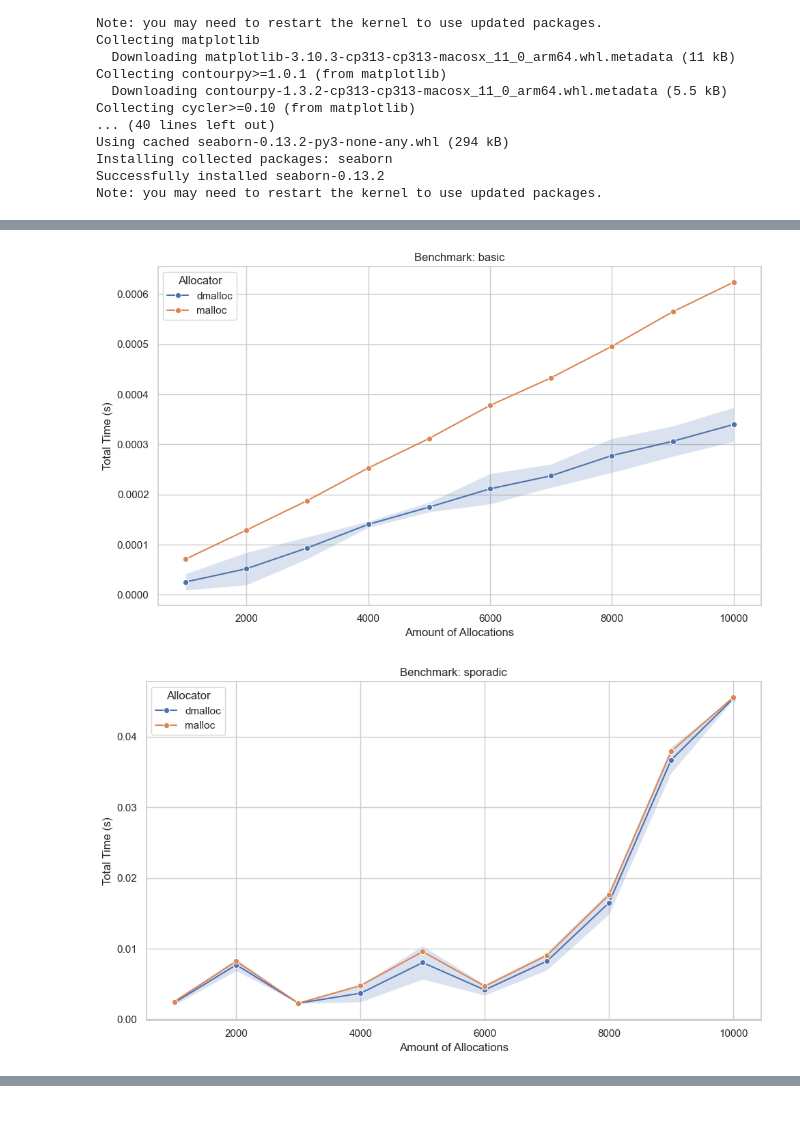
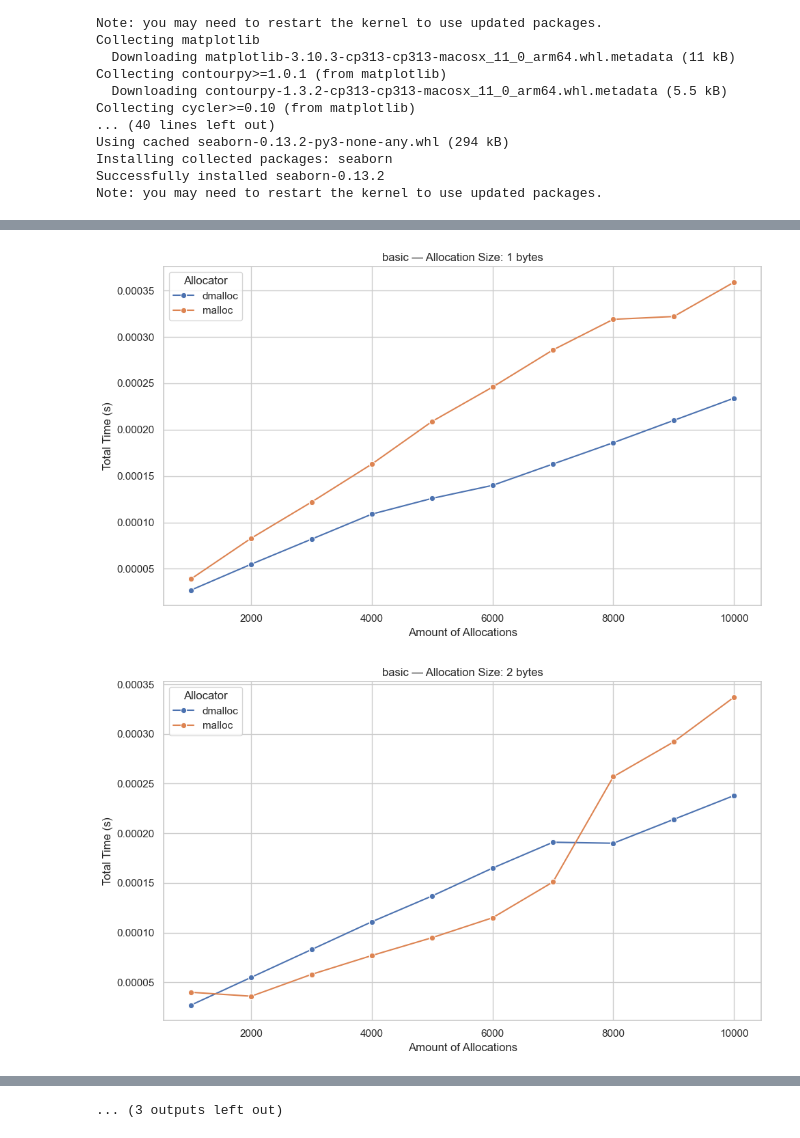
Before and after one commit to MichaelDuPlessis/dmalloc, a Jupyter notebook: notebooks/sol.ipynb, the cells around one changed output, grey strips where cells are left out. Saved outputs shown, nothing was run; the diff lists cells and outputs as text; code cells hidden in the pictures.

Commit message:
Run benchmarks and plotted them

```diff
--- a/notebooks/sol.ipynb
+++ b/notebooks/sol.ipynb
@@ -27,14 +27,15 @@ import matplotlib.pyplot as plt
 import seaborn as sns
 # %%
 files = glob.glob("../results/*.csv")
+df = pd.concat([pd.read_csv(f) for f in files], ignore_index=True)
 
-dfs = [pd.read_csv(file) for file in files]
-df = pd.concat(dfs, ignore_index=True)
+# Convert size to int if not already
+df["size"] = df["size"].astype(int)
 
-summary = df.groupby(["allocator_name", "benchmark_name", "amount"]).agg(
+# Aggregate: get mean and std
+summary = df.groupby(["benchmark_name", "allocator_name", "size", "amount"]).agg(
     mean_time=("total_time", "mean"),
-    std_time=("total_time", "std"),
-    runs=("total_time", "count")
+    std_time=("total_time", "std")
 ).reset_index()
 
 summary
@@ -59,33 +56,35 @@ summary
 # %%
 sns.set_theme(style="whitegrid")
 
 for benchmark in summary["benchmark_name"].unique():
-    subset = summary[summary["benchmark_name"] == benchmark]
+    bench_data = summary[summary["benchmark_name"] == benchmark]
+    for size in sorted(bench_data["size"].unique()):
+        size_data = bench_data[bench_data["size"] == size]
 
-    plt.figure(figsize=(10, 6))
-    ax = sns.lineplot(
-        data=subset,
-        x="amount",
-        y="mean_time",
-        hue="allocator_name",
-        marker="o"
-    )
-
-    # Add error bands (± std_time)
-    for allocator in subset["allocator_name"].unique():
-        alloc_data = subset[subset["allocator_name"] == allocator]
-        plt.fill_between(
-            alloc_data["amount"],
-            alloc_data["mean_time"] - alloc_data["std_time"],
-            alloc_data["mean_time"] + alloc_data["std_time"],
-            alpha=0.2
+        plt.figure(figsize=(10, 6))
+        ax = sns.lineplot(
+            data=size_data,
+            x="amount",
+            y="mean_time",
+            hue="allocator_name",
+            marker="o"
         )
 
-    plt.title(f"Benchmark: {benchmark}")
-    plt.xlabel("Amount of Allocations")
-    plt.ylabel("Total Time (s)")
-    plt.legend(title="Allocator")
-    plt.tight_layout()
+        # Error bands
+        for allocator in size_data["allocator_name"].unique():
+            alloc_data = size_data[size_data["allocator_name"] == allocator]
+            plt.fill_between(
+                alloc_data["amount"],
+                alloc_data["mean_time"] - alloc_data["std_time"],
+                alloc_data["mean_time"] + alloc_data["std_time"],
+                alpha=0.2
+            )
+
+        plt.title(f"{benchmark} — Allocation Size: {size} bytes")
+        plt.xlabel("Amount of Allocations")
+        plt.ylabel("Total Time (s)")
+        plt.legend(title="Allocator")
+        plt.tight_layout()
 # %% [output]
-[figure, old version]
+[figure, new version]
-[figure, old version]
+[figure, new version]
@@ -92,0 +101 @@ for benchmark in summary["benchmark_name"].unique():
+... (3 outputs left out)
```
Also changed, not shown: parts of 2 cells of this notebook, 8 other files.
